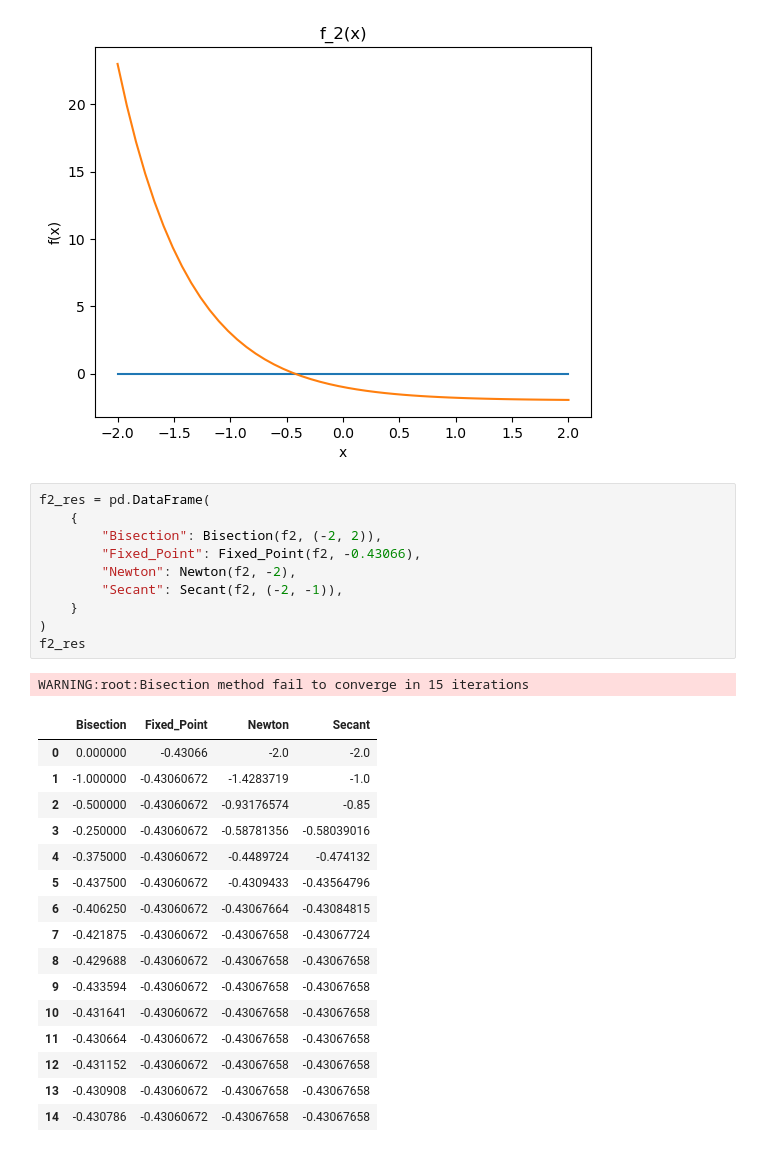
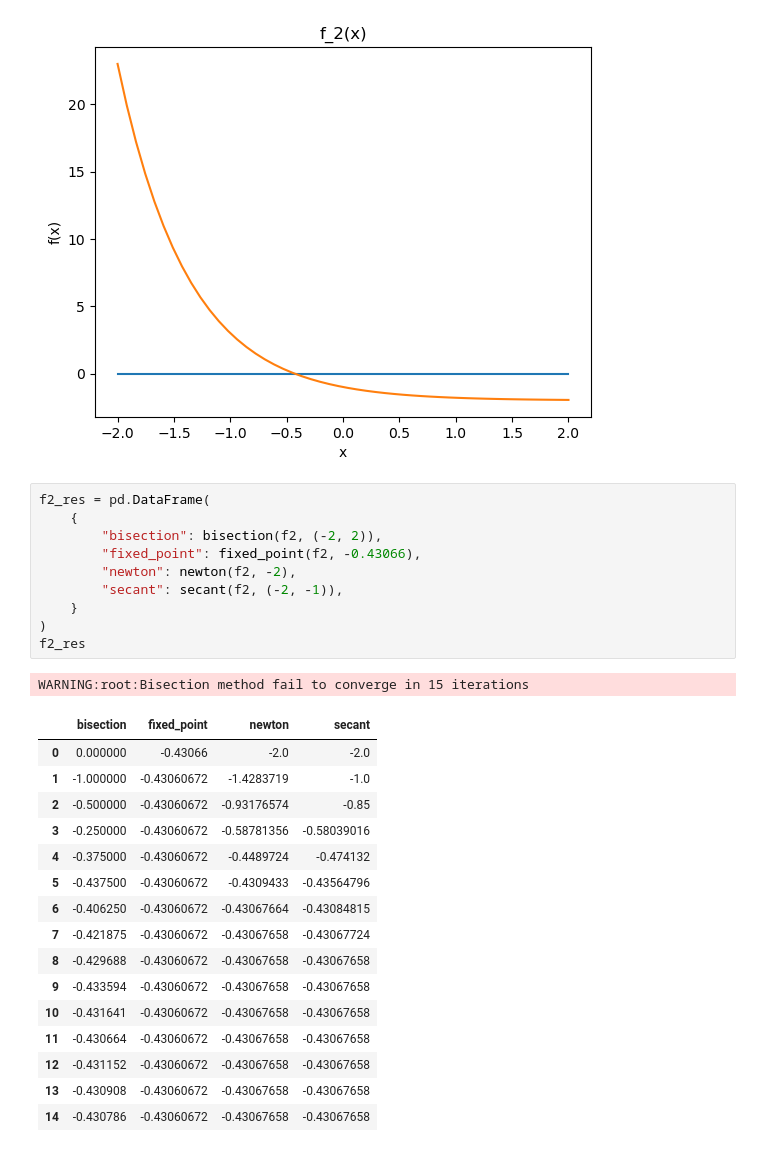
Before and after one commit to EYH0602/csnum, a Jupyter notebook: doc/report1.ipynb, the cells around one changed output. Saved outputs shown, nothing was run; the diff lists cells and outputs as text.

```diff
--- a/doc/report1.ipynb
+++ b/doc/report1.ipynb
@@ -108,16 +108,16 @@ plot_fn(f2, r=(-2, 2), title="f_2(x)")
 # %%
 f2_res = pd.DataFrame(
     {
-        "Bisection": Bisection(f2, (-2, 2)),
-        "Fixed_Point": Fixed_Point(f2, -0.43066),
-        "Newton": Newton(f2, -2),
-        "Secant": Secant(f2, (-2, -1)),
+        "bisection": bisection(f2, (-2, 2)),
+        "fixed_point": fixed_point(f2, -0.43066),
+        "newton": newton(f2, -2),
+        "secant": secant(f2, (-2, -1)),
     }
 )
 f2_res
 # %% [output]
 WARNING:root:Bisection method fail to converge in 15 iterations
-|  | Bisection | Fixed_Point | Newton | Secant |
+|  | bisection | fixed_point | newton | secant |
 | 0 | 0.000000 | -0.43066 | -2.0 | -2.0 |
 | 1 | -1.000000 | -0.43060672 | -1.4283719 | -1.0 |
 | 2 | -0.500000 | -0.43060672 | -0.93176574 | -0.85 |
```
Also changed, not shown: parts of 5 cells of this notebook, 2 other files.
